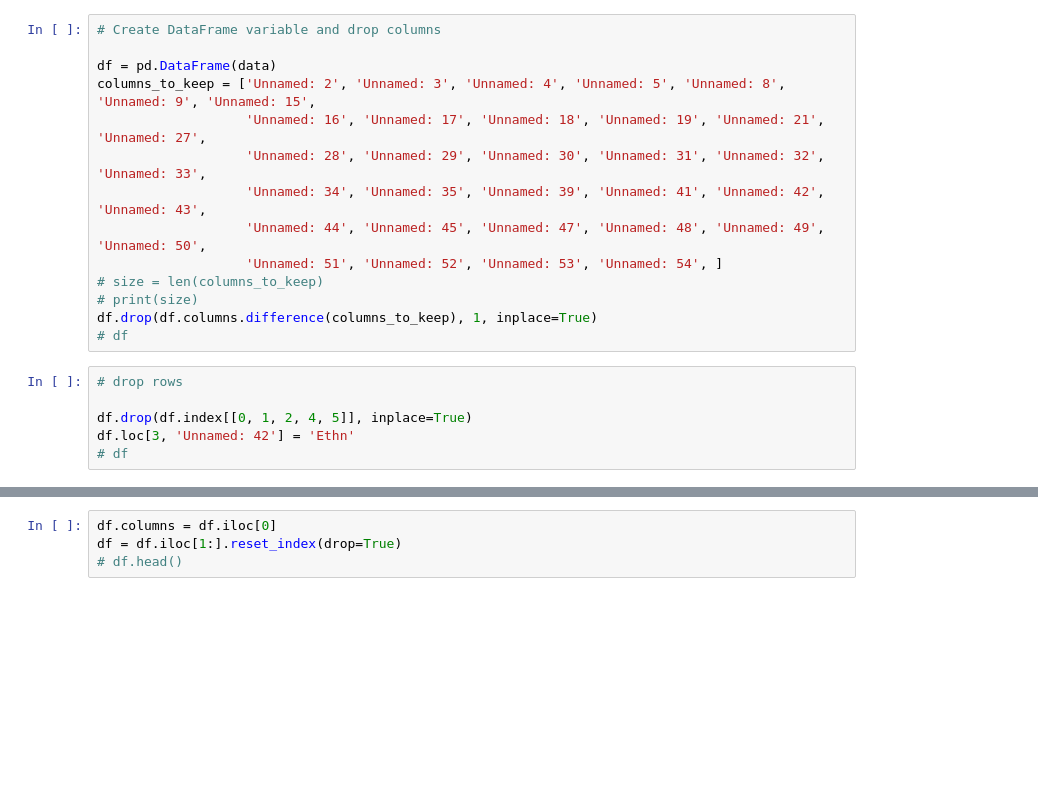
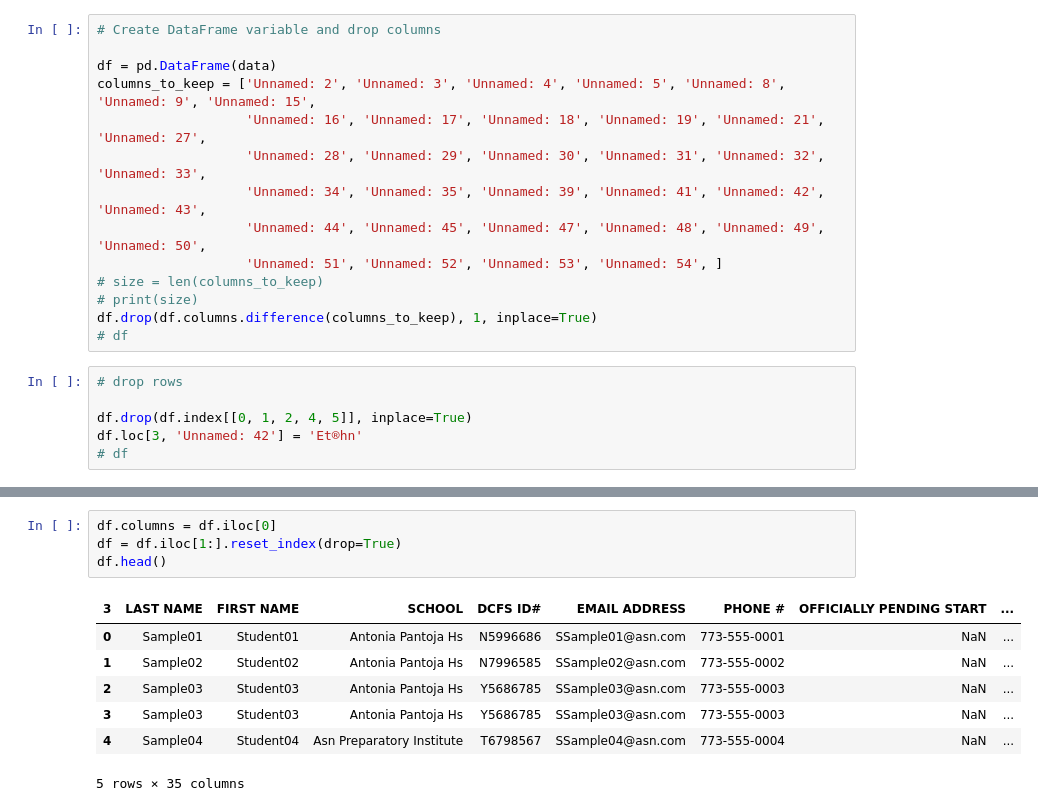
Before and after one commit to LuiHern/sample-data-cleaning, a Jupyter notebook: clean.ipynb, the cells around one changed output, grey strips where cells are left out. Drawn from its saved outputs; the diff is of its cells as text; blank space fills up the shorter version.

```diff
--- a/clean.ipynb
+++ b/clean.ipynb
@@ -22,7 +22,7 @@ df.drop(df.columns.difference(columns_to_keep), 1, inplace=True)
 # drop rows
 
 df.drop(df.index[[0, 1, 2, 4, 5]], inplace=True)
-df.loc[3, 'Unnamed: 42'] = 'Ethn'
+df.loc[3, 'Unnamed: 42'] = 'Et®hn'
 # df
 # %%
 # drop empty rows at the end of file
@@ -32,4 +51,12 @@ df
 # %%
 df.columns = df.iloc[0]
 df = df.iloc[1:].reset_index(drop=True)
-# df.head()
+df.head()
+# %% [output]
+| 3 | LAST NAME | FIRST NAME | SCHOOL | DCFS ID# | EMAIL ADDRESS | PHONE # | OFFICIALLY PENDING START | ... |
+| 0 | Sample01 | Student01 | Antonia Pantoja Hs | N5996686 | SSample01@asn.com | 773-555-0001 | NaN | ... |
+| 1 | Sample02 | Student02 | Antonia Pantoja Hs | N7996585 | SSample02@asn.com | 773-555-0002 | NaN | ... |
+| 2 | Sample03 | Student03 | Antonia Pantoja Hs | Y5686785 | SSample03@asn.com | 773-555-0003 | NaN | ... |
+| 3 | Sample03 | Student03 | Antonia Pantoja Hs | Y5686785 | SSample03@asn.com | 773-555-0003 | NaN | ... |
+| 4 | Sample04 | Student04 | Asn Preparatory Institute | T6798567 | SSample04@asn.com | 773-555-0004 | NaN | ... |
+5 rows × 35 columns
```
Also changed, not shown: parts of 5 cells of this notebook.
